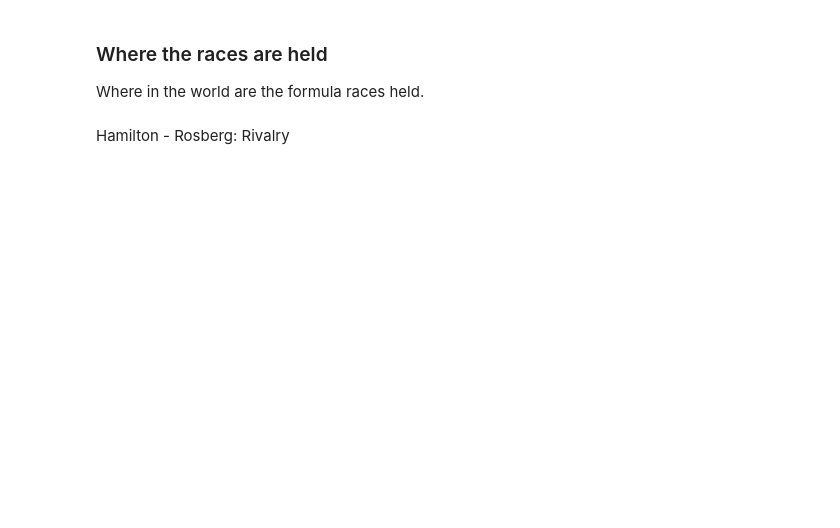
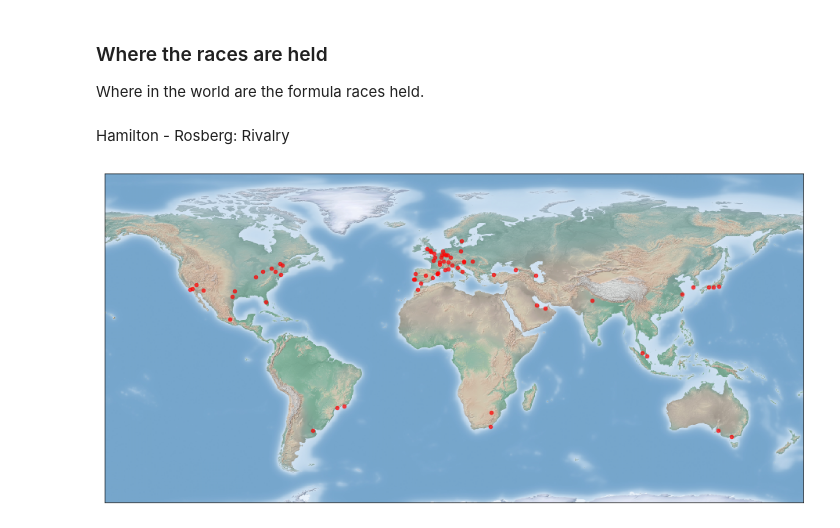
Before and after one commit to osskari/F1Data, a Jupyter notebook: Untitled.ipynb, the cells around one changed output. Cells and saved outputs as stored; diff of their text form; code cells hidden in the pictures; blank space fills up the shorter version.

```diff
--- a/Untitled.ipynb
+++ b/Untitled.ipynb
@@ -681,41 +1021,28 @@ Where in the world are the formula races held.
 # %% [markdown]
 Hamilton - Rosberg: Rivalry
 # %%
-from mpl_toolkits.basemap import Basemap
-from itertools import chain
-
 def draw_map(m, scale=0.2):
     # draw a shaded-relief image
     m.shadedrelief(scale=scale)
 
-    # lats and longs are returned as a dictionary
-    lats = m.drawparallels(np.linspace(-90, 90, 13))
-    lons = m.drawmeridians(np.linspace(-180, 180, 13))
-
-    # keys contain the plt.Line2D instances
-    lat_lines = chain(*(tup[1][0] for tup in lats.items()))
-    lon_lines = chain(*(tup[1][0] for tup in lons.items()))
-    all_lines = chain(lat_lines, lon_lines)
-
-    # cycle through these lines and set the desired style
-    for line in all_lines:
-        line.set(linestyle='-', alpha=0.3, color='w')
 
 fig = plt.figure(figsize=(16, 12), edgecolor='w')
 m = Basemap(projection='cyl', resolution=None,
             llcrnrlat=-70, urcrnrlat=90,
             llcrnrlon=-160, urcrnrlon=180, )
 draw_map(m)
 
 circuits = pd.read_sql_query(' '.join([
     'SELECT c.lng, c.lat', #'circuitId' ,'circuitRef', 'name', 'location','country', 'lat', 'lng'
     'FROM Circuits AS c',
     'GROUP BY c.lng, c.lat'
 ]), engine)
 
 m.scatter(circuits['lng'], circuits['lat'], alpha=0.7, s=20, color='red')
 
 plt.show()
+# %% [output]
+[figure, added]
 # %%
 #All races in the year 2016
 races_2016 = pd.read_sql_query(' '.join([
```
Also changed, not shown: parts of 30 cells of this notebook.
